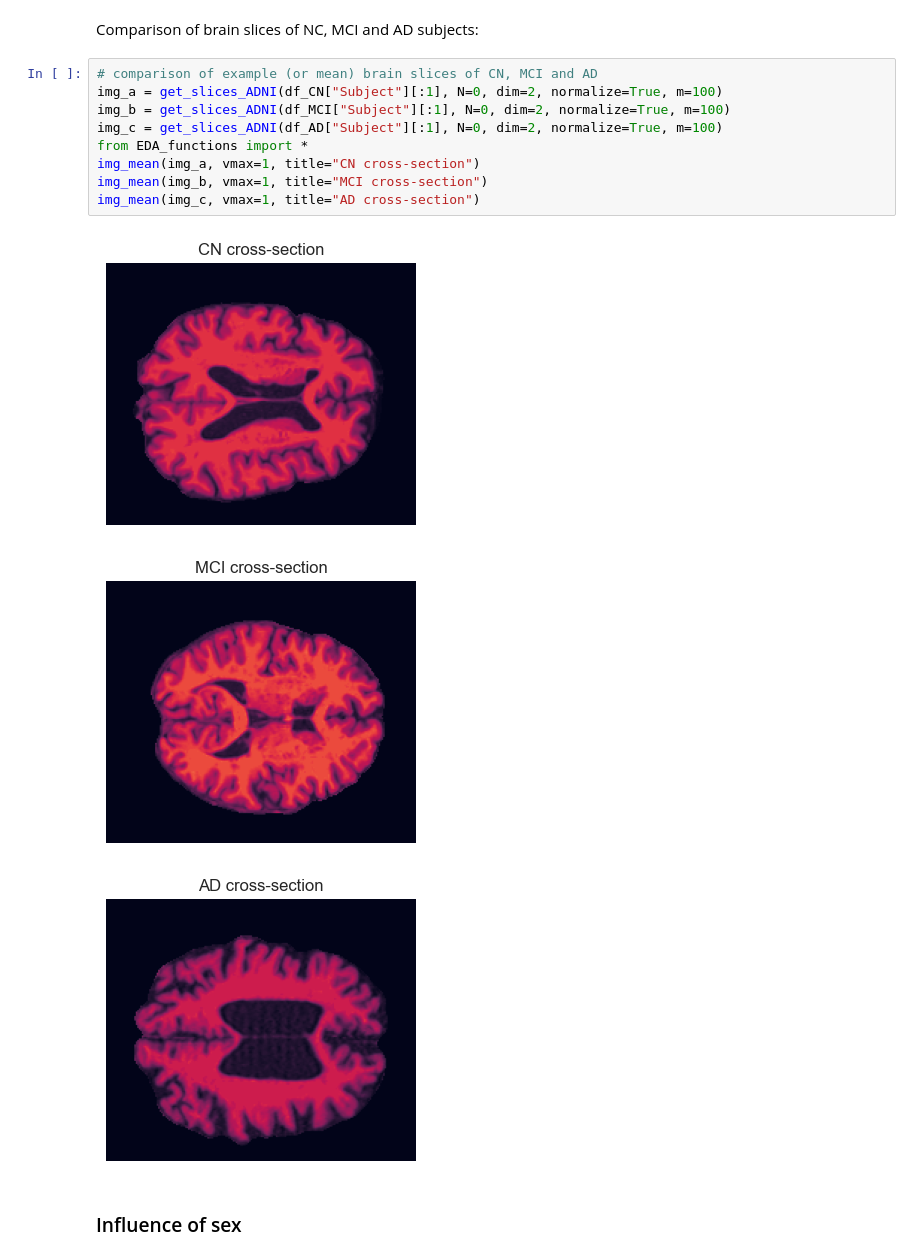
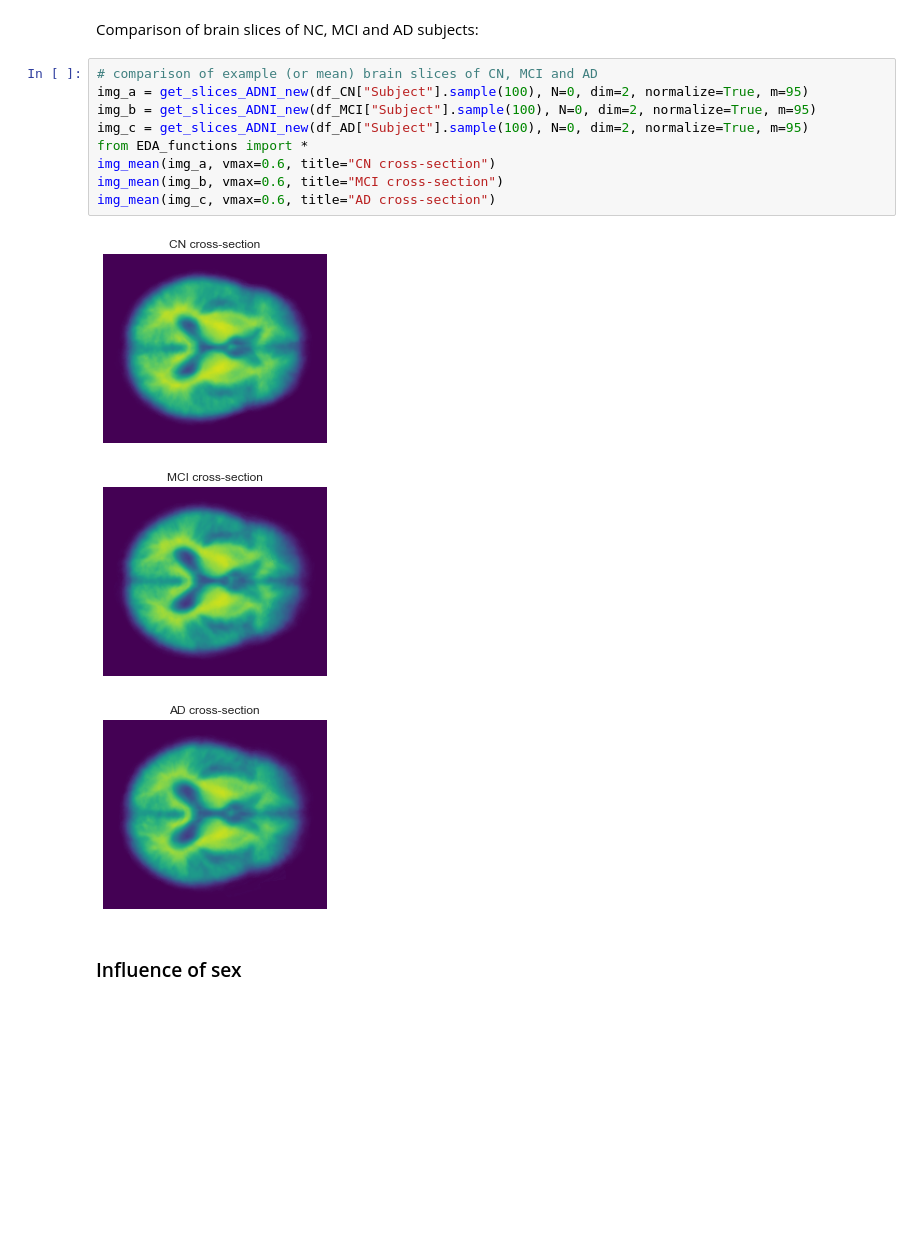
Before and after one commit to tamap94/ds-capstone-alzheimers-, a Jupyter notebook: EDA/Leo_ADNI_EDA.ipynb, the cells around one changed output. Cells and saved outputs as stored; diff of their text form; blank space fills up the shorter version.

Commit message:
EDA_ADNI in progress 2

```diff
--- a/EDA/Leo_ADNI_EDA.ipynb
+++ b/EDA/Leo_ADNI_EDA.ipynb
@@ -286,17 +287,17 @@ img_mean(img_a, vmax=1, title="Cross-section mean")
 Comparison of brain slices of NC, MCI and AD subjects:
 # %%
 # comparison of example (or mean) brain slices of CN, MCI and AD
-img_a = get_slices_ADNI(df_CN["Subject"][:1], N=0, dim=2, normalize=True, m=100)
-img_b = get_slices_ADNI(df_MCI["Subject"][:1], N=0, dim=2, normalize=True, m=100)
-img_c = get_slices_ADNI(df_AD["Subject"][:1], N=0, dim=2, normalize=True, m=100)
+img_a = get_slices_ADNI_new(df_CN["Subject"].sample(100), N=0, dim=2, normalize=True, m=95)
+img_b = get_slices_ADNI_new(df_MCI["Subject"].sample(100), N=0, dim=2, normalize=True, m=95)
+img_c = get_slices_ADNI_new(df_AD["Subject"].sample(100), N=0, dim=2, normalize=True, m=95)
 from EDA_functions import *
-img_mean(img_a, vmax=1, title="CN cross-section")
-img_mean(img_b, vmax=1, title="MCI cross-section")
-img_mean(img_c, vmax=1, title="AD cross-section")
+img_mean(img_a, vmax=0.6, title="CN cross-section")
+img_mean(img_b, vmax=0.6, title="MCI cross-section")
+img_mean(img_c, vmax=0.6, title="AD cross-section")
 # %% [output]
-[figure, old version]
+[figure, new version]
-[figure, old version]
+[figure, new version]
-[figure, old version]
+[figure, new version]
 # %% [markdown]
 ### Influence of sex
 # %% [markdown]
```
Also changed, not shown: parts of 8 cells of this notebook.
